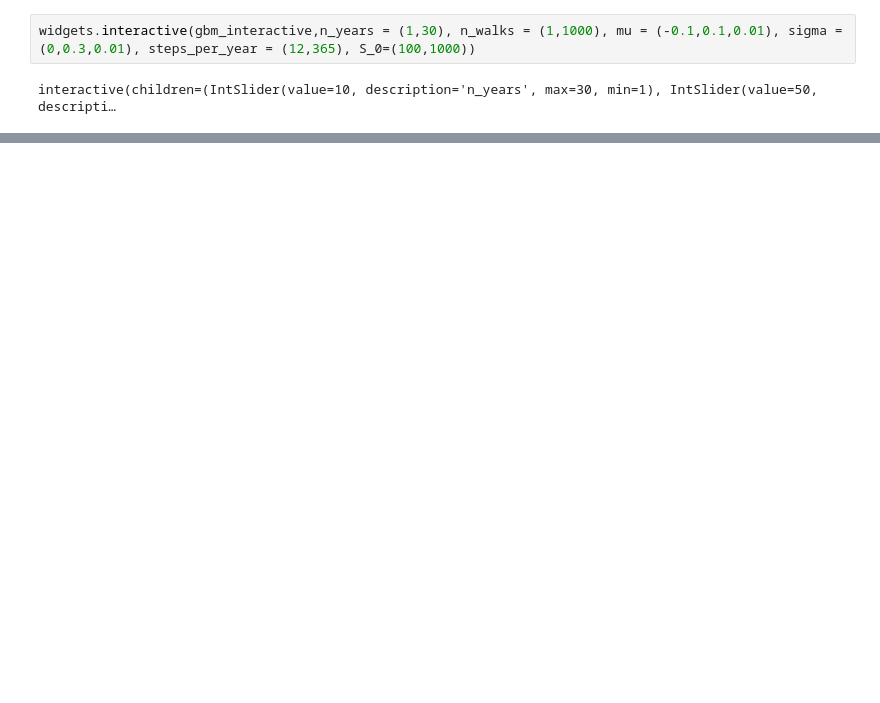
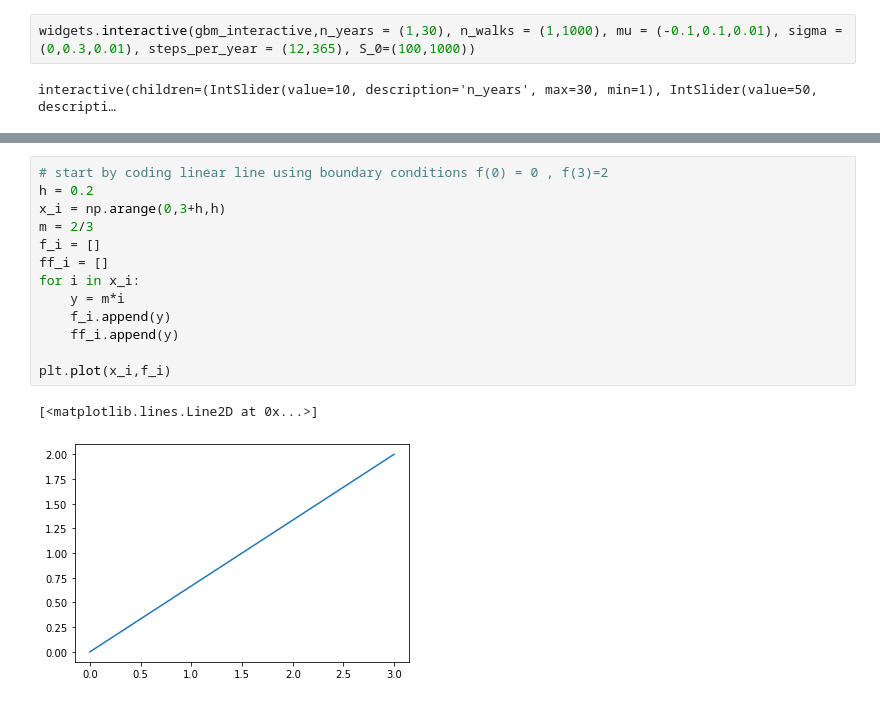
Before and after one commit to maxthebigcoda/Commodity-Modelling-Monte-Carlo-, a Jupyter notebook: Monte_Carlo.ipynb, the cells around one changed output, grey strips where cells are left out. Cells and saved outputs as stored; diff of their text form; blank space fills up the shorter version.

```diff
--- a/Monte_Carlo.ipynb
+++ b/Monte_Carlo.ipynb
@@ -574,0 +612,16 @@ interactive(children=(IntSlider(value=10, description='n_years', max=30, min=1),
+# %%
+# start by coding linear line using boundary conditions f(0) = 0 , f(3)=2
+h = 0.2
+x_i = np.arange(0,3+h,h)
+m = 2/3
+f_i = []
+ff_i = []
+for i in x_i:
+    y = m*i
+    f_i.append(y)
+    ff_i.append(y)
+
+plt.plot(x_i,f_i)
+# %% [output]
+[<matplotlib.lines.Line2D at 0x...>]
+[figure, added]
```
Also changed, not shown: parts of 7 cells of this notebook.
